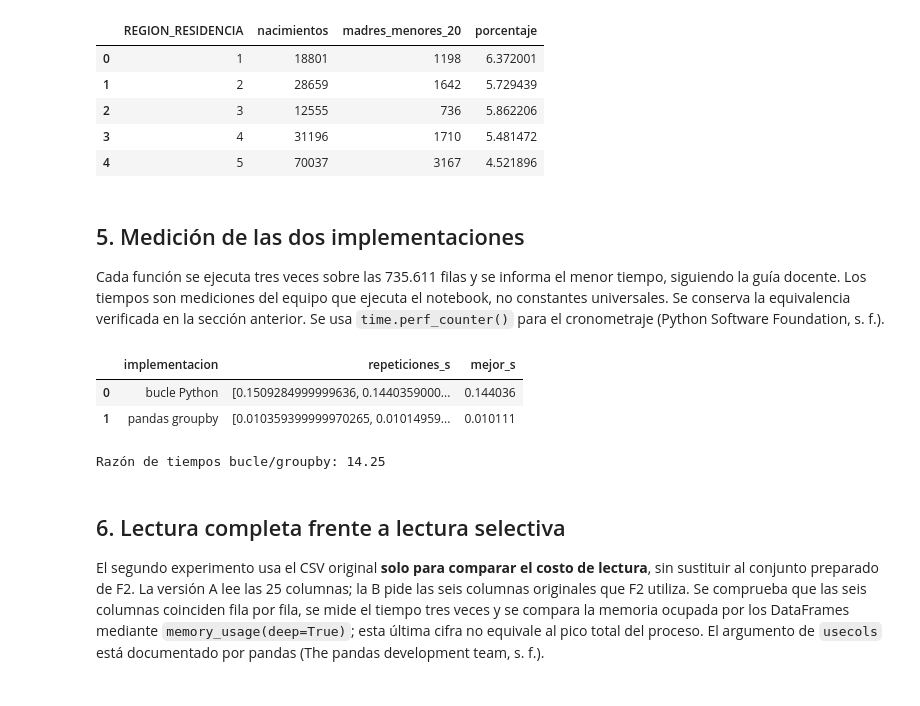
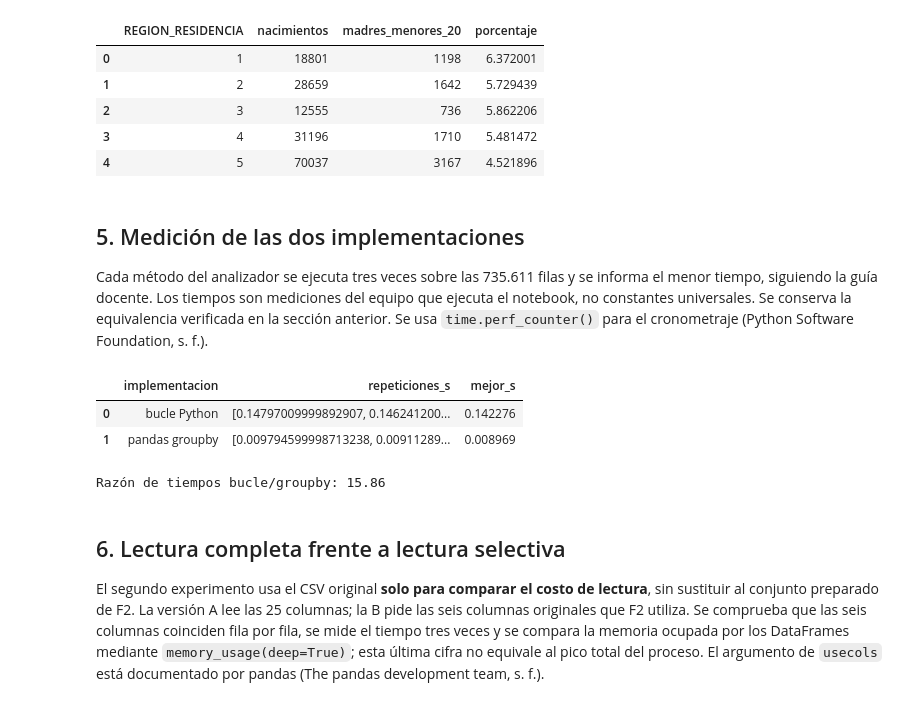
Before and after one commit to jorgealtamiranonavarrete-art/proyecto-grupo2, a Jupyter notebook: F3/F3_Avance_Semana2.ipynb, the cells around one changed output. Cells and saved outputs as stored; diff of their text form; code cells hidden in the pictures.

```diff
--- a/F3/F3_Avance_Semana2.ipynb
+++ b/F3/F3_Avance_Semana2.ipynb
@@ -105,5 +105,6 @@ Se leen solo las columnas del indicador, sin rehacer limpieza ni imputación. Se
 # %%
-datos = f3.cargar_preparado(PREPARADO)
+analizador = f3.AnalizadorNacimientos(PREPARADO)
+datos = analizador.cargar_preparado()
 assert len(datos) > 0
 assert datos.REGION_RESIDENCIA.between(1, 16).all()
 assert datos.madre_menor_20.dtype == bool
@@ -144,21 +145,21 @@ Verificación: resultados equivalentes y sin pérdida de filas.
 # %% [markdown]
 ## 5. Medición de las dos implementaciones
 
-Cada función se ejecuta tres veces sobre las 735.611 filas y se informa el menor tiempo, siguiendo la guía docente. Los tiempos son mediciones del equipo que ejecuta el notebook, no constantes universales. Se conserva la equivalencia verificada en la sección anterior. Se usa `time.perf_counter()` para el cronometraje (Python Software Foundation, s. f.).
+Cada método del analizador se ejecuta tres veces sobre las 735.611 filas y se informa el menor tiempo, siguiendo la guía docente. Los tiempos son mediciones del equipo que ejecuta el notebook, no constantes universales. Se conserva la equivalencia verificada en la sección anterior. Se usa `time.perf_counter()` para el cronometraje (Python Software Foundation, s. f.).
 # %%
-tiempos_bucle = f3.medir_tiempos(lambda: f3.proporcion_bucle(datos), repeticiones=3)
-tiempos_groupby = f3.medir_tiempos(lambda: f3.proporcion_groupby(datos), repeticiones=3)
+tiempos_bucle = f3.medir_tiempos(lambda: analizador.proporcion_bucle(), repeticiones=3)
+tiempos_groupby = f3.medir_tiempos(lambda: analizador.proporcion_groupby(), repeticiones=3)
 tabla_indicador = pd.DataFrame([
     {'implementacion': 'bucle Python', 'repeticiones_s': tiempos_bucle, 'mejor_s': min(tiempos_bucle)},
     {'implementacion': 'pandas groupby', 'repeticiones_s': tiempos_groupby, 'mejor_s': min(tiempos_groupby)},
 ])
 display(tabla_indicador)
 print('Razón de tiempos bucle/groupby:', round(min(tiempos_bucle) / min(tiempos_groupby), 2))
 # %% [output]
 |  | implementacion | repeticiones_s | mejor_s |
-| 0 | bucle Python | [0.1509284999999636, 0.1440359000... | 0.144036 |
-| 1 | pandas groupby | [0.010359399999970265, 0.01014959... | 0.010111 |
+| 0 | bucle Python | [0.14797009999892907, 0.146241200... | 0.142276 |
+| 1 | pandas groupby | [0.009794599998713238, 0.00911289... | 0.008969 |
-Razón de tiempos bucle/groupby: 14.25
+Razón de tiempos bucle/groupby: 15.86
 # %% [markdown]
 ## 6. Lectura completa frente a lectura selectiva
 
```
Also changed, not shown: parts of 7 cells of this notebook, 13 other files.
